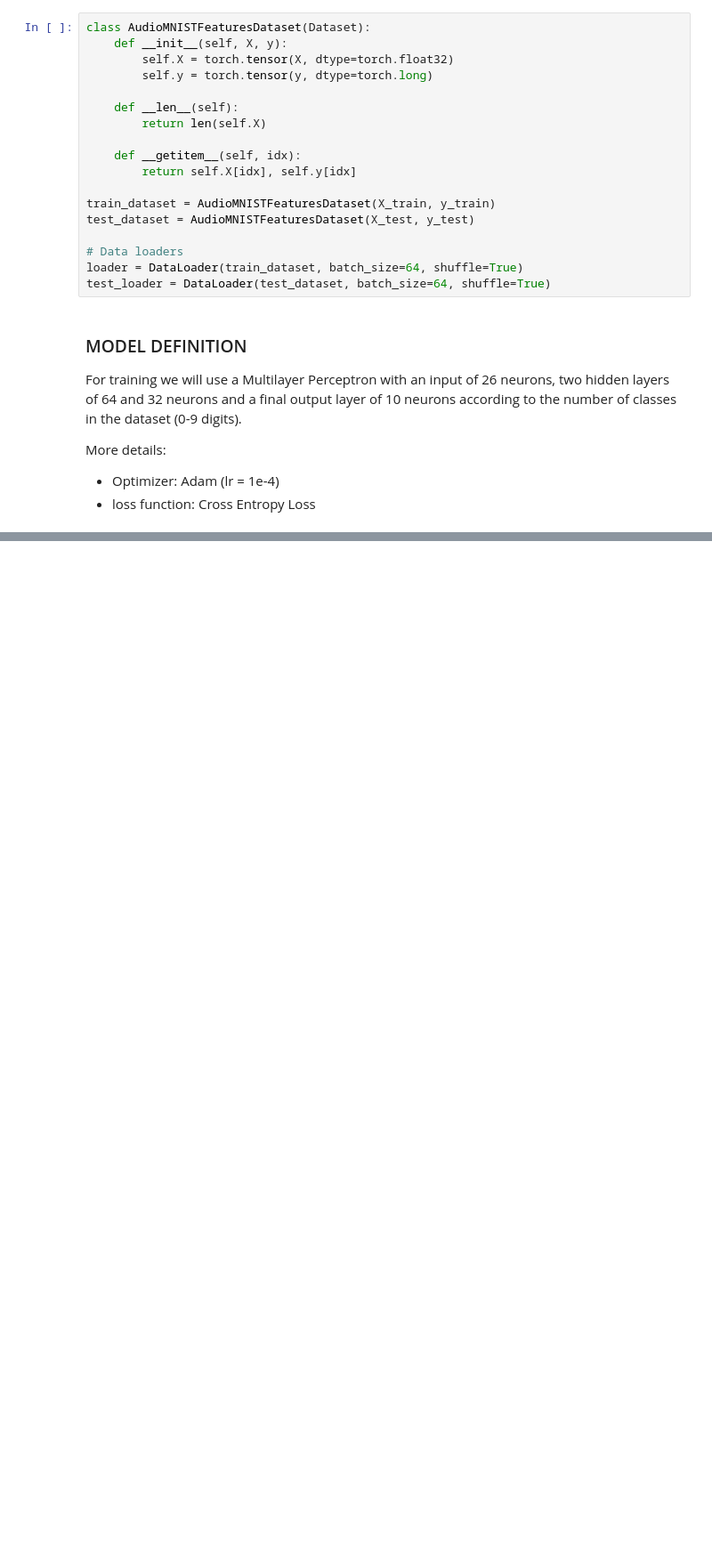
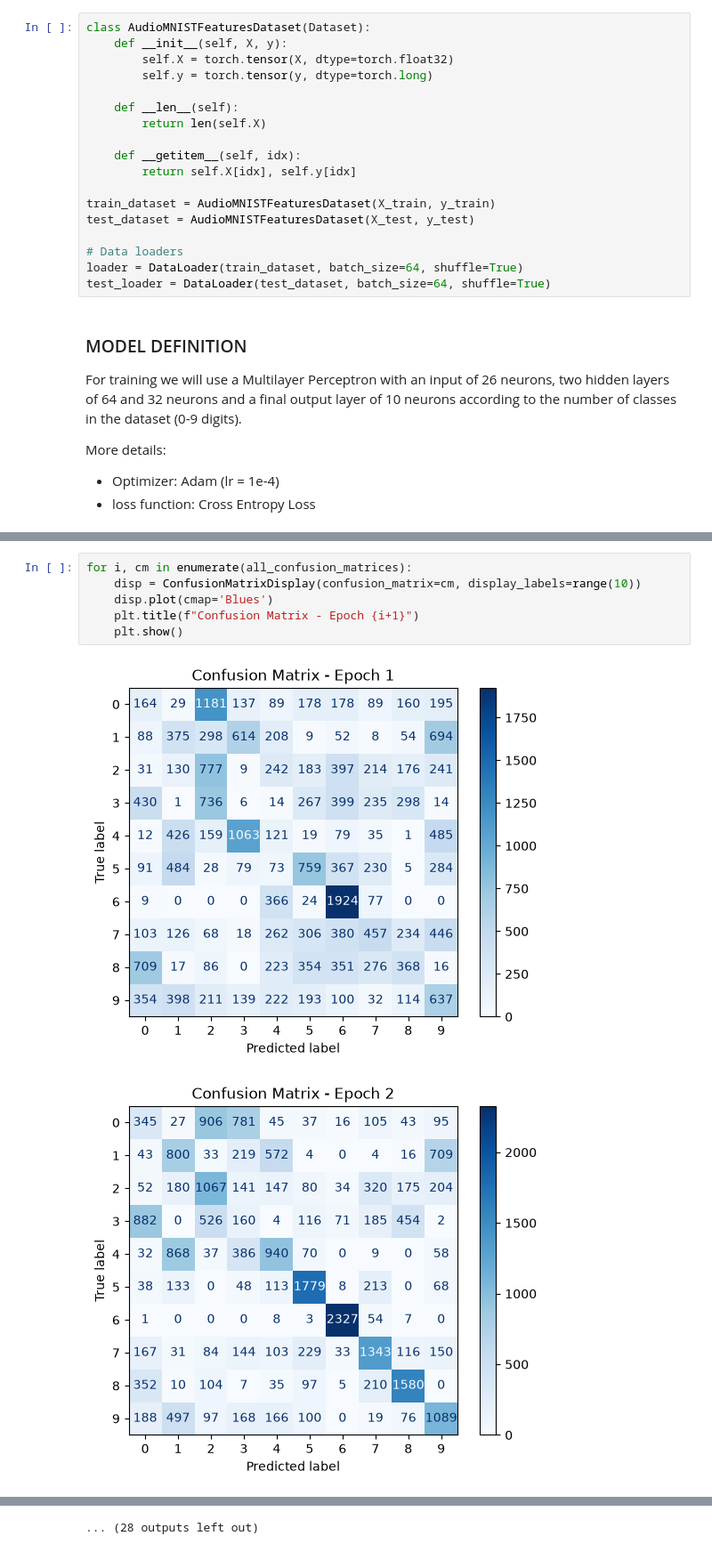
Before and after one commit to AmetsMarti/SDOML-project1, a Jupyter notebook: notebooks/00_download_dataset.ipynb, the cells around one changed output, grey strips where cells are left out. Shown at 89% size. Cells and saved outputs as stored; diff of their text form; blank space fills up the shorter version.

```diff
--- a/notebooks/00_download_dataset.ipynb
+++ b/notebooks/00_download_dataset.ipynb
@@ -355,0 +371,9 @@ Epoch 100/100 | Train Loss: 0.1497 | Train Acc: 0.9495 | Val Loss: 0.2951 | Val
+# %%
+for i, cm in enumerate(all_confusion_matrices):
+    disp = ConfusionMatrixDisplay(confusion_matrix=cm, display_labels=range(10))
+    disp.plot(cmap='Blues')
+    plt.title(f"Confusion Matrix - Epoch {i+1}")
+    plt.show()
+# %% [output]
+[figure, added]
+[figure, added]
@@ -356,3 +390,4 @@ Epoch 100/100 | Train Loss: 0.1497 | Train Acc: 0.9495 | Val Loss: 0.2951 | Val
+... (28 outputs left out)
 # %%
 fig, axs = plt.subplots(2, 2, figsize=(12, 8))
 ax1, ax2, ax3, ax4 = axs.flatten()
```
Also changed, not shown: parts of 6 cells of this notebook, 8 other files.
